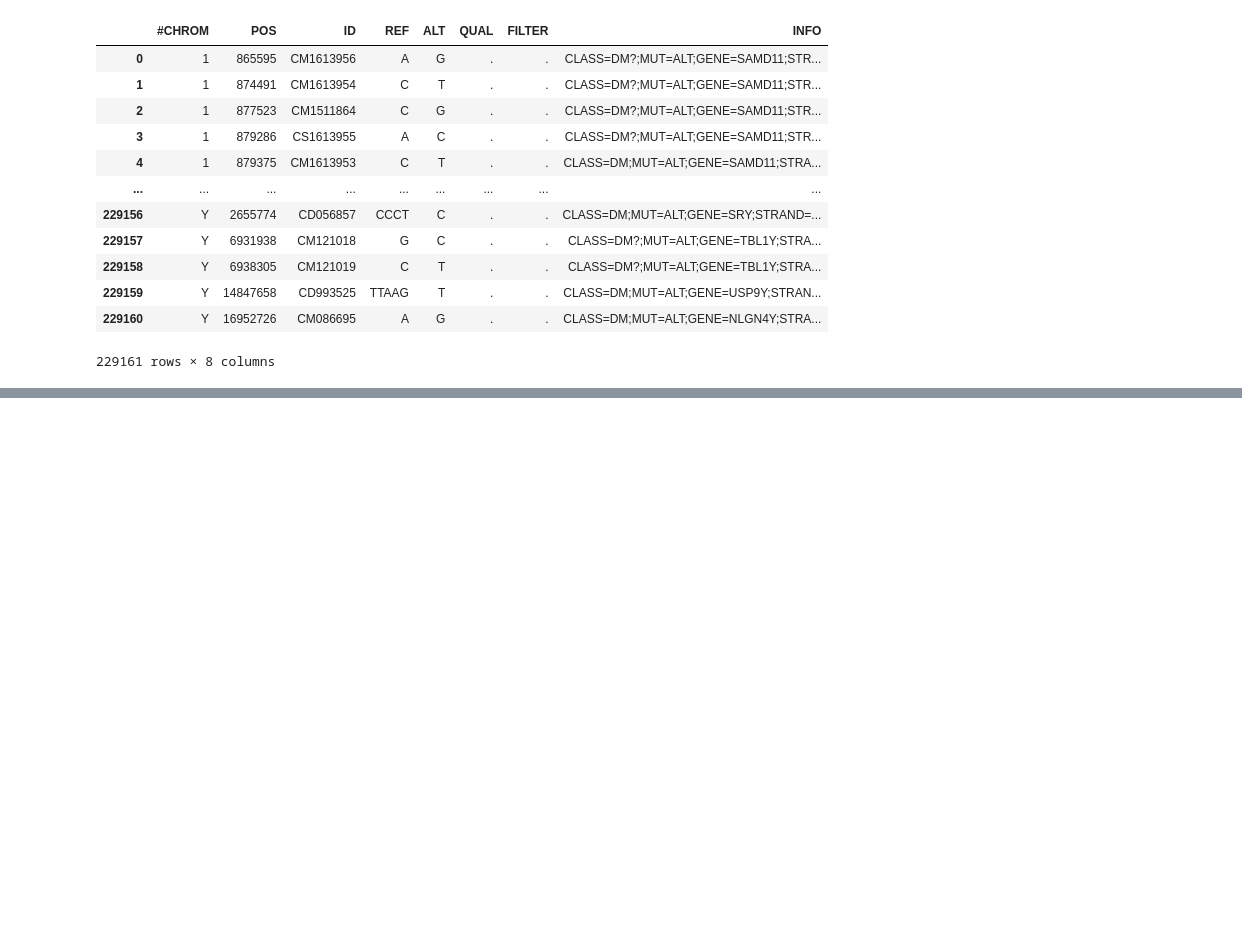
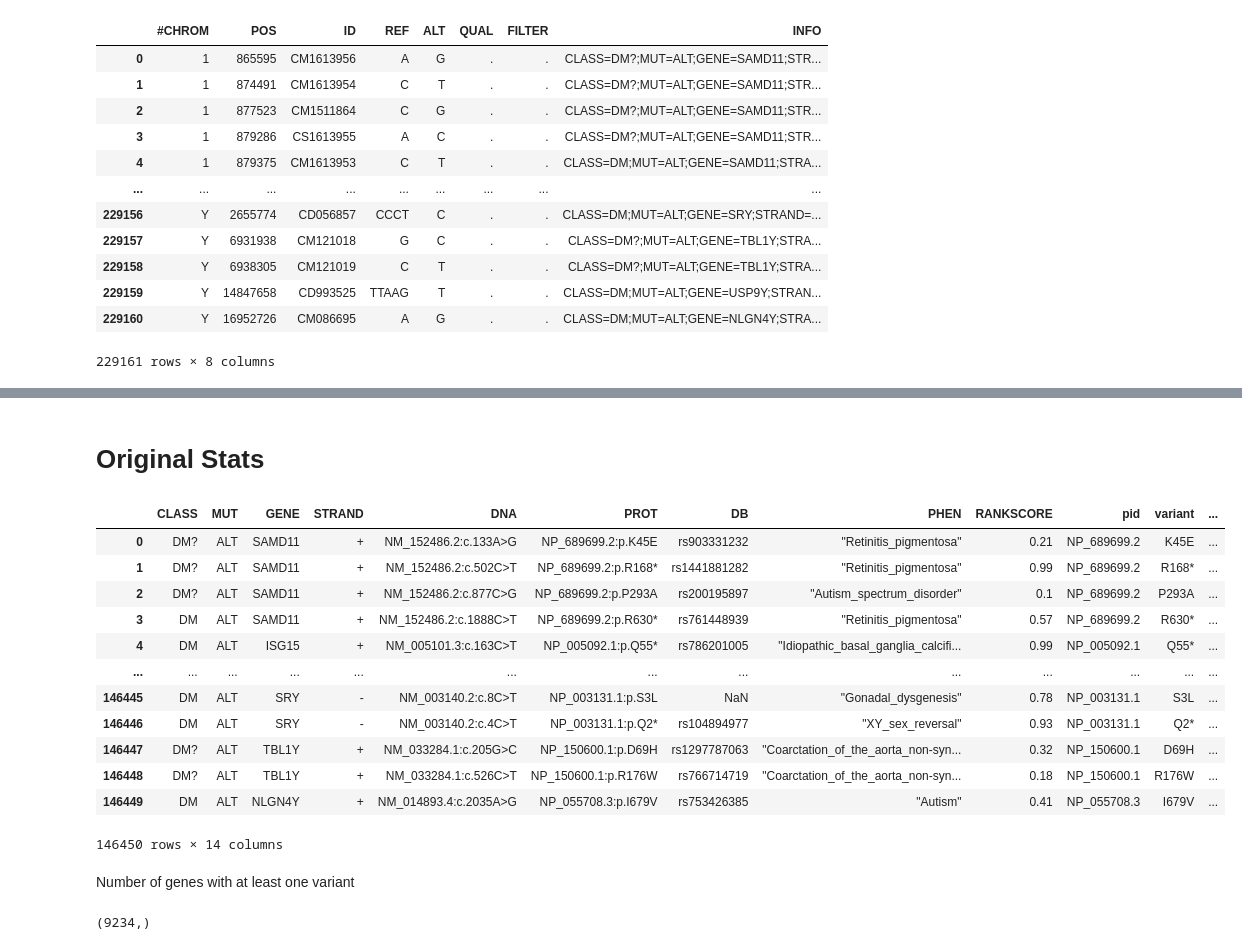
Before and after one commit to Dzeiberg/processBioDBs, a Jupyter notebook: 04_HGMD.ipynb, the cells around one changed output, grey strips where cells are left out. Drawn from its saved outputs; the diff is of its cells as text; code cells hidden in the pictures; blank space fills up the shorter version.

```diff
--- a/04_HGMD.ipynb
+++ b/04_HGMD.ipynb
@@ -42,12 +42,19 @@ def getInfo(row):
     for vals in row["INFO"].split(";"):
         k,v = vals.split("=")
         d[k] = v
-    pid, variant = d.PROT.split(":")
-    pid,_ = pid.split(".")
-    _,variant = variant.split(".")
-    reference,location,missense = variant[0],int(variant[1:-1]),variant[-1]
-    d.pid = pid
-    d.reference = reference
+    if "PROT" in d:
+        d.pid, d.variant = d.PROT.split(":")
+    elif "DB" in d:
+        d.pid = ""
+        d.variant=""
+        rsid= d.DB.replace("rs","")
+
+    else:
+        return d
+    try:
+        _,d.variant = d.variant.split(".")
+        d.reference,location,d.missense = d.variant[0],int(d.variant[1:-1]),d.variant[-1]
+    except ValueError:
+        return d
     d.loc = location - 1
-    d.missense = missense
     return d
@@ -74,12 +61,39 @@ def addSeqToInfo(info):
-# %%
-protein_ids = set()
-skipped = []
-for i,r in tqdm(df.iterrows(),total=df.shape[0]):
-    try:
-        info = getInfo(r)
-        protein_ids.add(info.pid)
-    except:
-        skipped.append(i)
+# %% [markdown]
+# Original Stats
+# %%
+allGenes = set()
+genesWithAtleastOneVariant = set()
+validInfo = []
+for i,row in tqdm(df.iterrows()):
+    info = getInfo(row)
+    allGenes.add(info.GENE)
+    if "missense" in info:
+        genesWithAtleastOneVariant.add(info.GENE)
+        validInfo.append(info)
+# %%
+variantDF = pd.DataFrame(validInfo)
+# %%
+variantDF
+# %% [output]
+|  | CLASS | MUT | GENE | STRAND | DNA | PROT | DB | PHEN | RANKSCORE | pid | variant | ... |
+| 0 | DM? | ALT | SAMD11 | + | NM_152486.2:c.133A>G | NP_689699.2:p.K45E | rs903331232 | "Retinitis_pigmentosa" | 0.21 | NP_689699.2 | K45E | ... |
+| 1 | DM? | ALT | SAMD11 | + | NM_152486.2:c.502C>T | NP_689699.2:p.R168* | rs1441881282 | "Retinitis_pigmentosa" | 0.99 | NP_689699.2 | R168* | ... |
+| 2 | DM? | ALT | SAMD11 | + | NM_152486.2:c.877C>G | NP_689699.2:p.P293A | rs200195897 | "Autism_spectrum_disorder" | 0.1 | NP_689699.2 | P293A | ... |
+| 3 | DM | ALT | SAMD11 | + | NM_152486.2:c.1888C>T | NP_689699.2:p.R630* | rs761448939 | "Retinitis_pigmentosa" | 0.57 | NP_689699.2 | R630* | ... |
+| 4 | DM | ALT | ISG15 | + | NM_005101.3:c.163C>T | NP_005092.1:p.Q55* | rs786201005 | "Idiopathic_basal_ganglia_calcifi... | 0.99 | NP_005092.1 | Q55* | ... |
+| ... | ... | ... | ... | ... | ... | ... | ... | ... | ... | ... | ... | ... |
+| 146445 | DM | ALT | SRY | - | NM_003140.2:c.8C>T | NP_003131.1:p.S3L | NaN | "Gonadal_dysgenesis" | 0.78 | NP_003131.1 | S3L | ... |
+| 146446 | DM | ALT | SRY | - | NM_003140.2:c.4C>T | NP_003131.1:p.Q2* | rs104894977 | "XY_sex_reversal" | 0.93 | NP_003131.1 | Q2* | ... |
+| 146447 | DM? | ALT | TBL1Y | + | NM_033284.1:c.205G>C | NP_150600.1:p.D69H | rs1297787063 | "Coarctation_of_the_aorta_non-syn... | 0.32 | NP_150600.1 | D69H | ... |
+| 146448 | DM? | ALT | TBL1Y | + | NM_033284.1:c.526C>T | NP_150600.1:p.R176W | rs766714719 | "Coarctation_of_the_aorta_non-syn... | 0.18 | NP_150600.1 | R176W | ... |
+| 146449 | DM | ALT | NLGN4Y | + | NM_014893.4:c.2035A>G | NP_055708.3:p.I679V | rs753426385 | "Autism" | 0.41 | NP_055708.3 | I679V | ... |
+146450 rows × 14 columns
+# %% [markdown]
+Number of genes with at least one variant
+# %%
+variantDF.pid.unique().shape
+# %% [output]
+(9234,)
 # %%
 sequences = EasyDict()
 # %%
```
Also changed, not shown: parts of 9 cells of this notebook, 1 other file.
